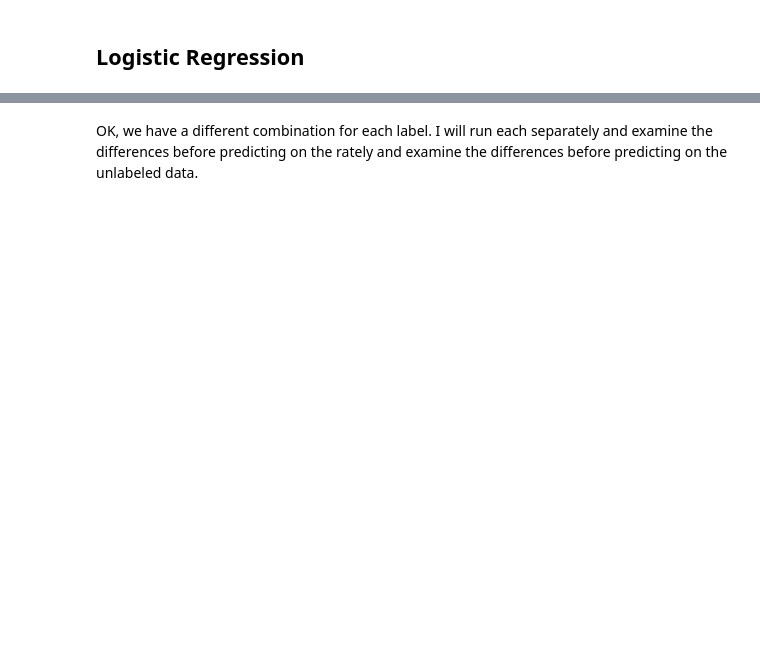
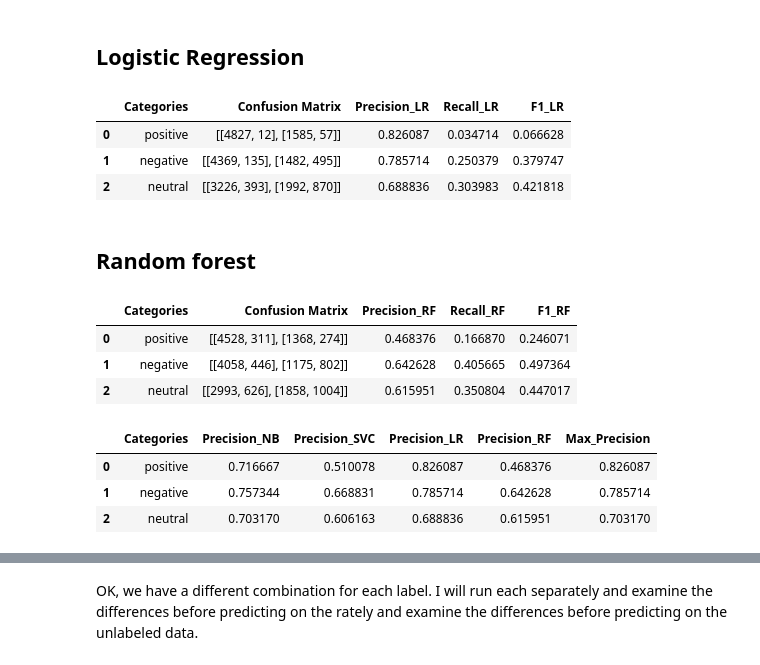
Before and after one commit to ValeryLynn/National-Patterns-in-Race-Tweets, a Jupyter notebook: VLynn_racial_tweets_training.ipynb, the cells around one changed output, grey strips where cells are left out. Cells and saved outputs as stored; diff of their text form; code cells hidden in the pictures; blank space fills up the shorter version.

```diff
--- a/VLynn_racial_tweets_training.ipynb
+++ b/VLynn_racial_tweets_training.ipynb
@@ -189,7 +201,7 @@ for category in categories:
     f1NB.append(fNB)
 
 
-dictNB = {'Categories':categories, 'Confusion Matrix':conmatrxNB, 'Precision_NB':precisionNB, 'Recall':recallNB, 'F1':f1NB}
+dictNB = {'Categories':categories, 'Confusion Matrix':conmatrxNB, 'Precision_NB':precisionNB, 'Recall_NB':recallNB, 'F1_NB':f1NB}
 df_NB = pd.DataFrame(dictNB)
 #df_NB.to_csv('Results_NB_tweets.csv')
 
@@ -266,7 +283,7 @@ for category in categories:
 
 
 dictSVC = {'Categories':categories, 'Confusion Matrix':conmatrxSVC, 'Precision_SVC':precisionSVC,
-           'Recall':recallSVC, 'F1':f1SVC}
+           'Recall_SVC':recallSVC, 'F1_SVC':f1SVC}
 df_SVC = pd.DataFrame(dictSVC)
 #df_NB.to_csv('Results_NB_tweets.csv')
 
@@ -278,8 +300,14 @@ df_SVC_tweets
 # %%
 clf_LR = LogisticRegression()
 
+#vectorizer = CountVectorizer(stop_words='english',binary=False,max_df=50, ngram_range=(1, 1),
+                                     #min_df=1,strip_accents='unicode',max_features=200)
+#featurizer = TfidfVectorizer(stop_words='english',binary=False,max_df=50,min_df=1)
+#X = vectorizer.fit_transform(df_train.tweet)
+import warnings
+warnings.filterwarnings("ignore")
 
-#Prediciton with NB
+#Prediction with NB
 conmatrxLR = []
 precisionLR = []
 recallLR = []
@@ -301,25 +329,78 @@ for category in categories:
     f1LR.append(fLR)
 
 
-dictLR = {'Categories':categories, 'Confusion Matrix':conmatrxLR, 'Precision_LR':precisionLR,
-           'Recall':recallLR, 'F1':f1LR}
+dictLR = {'Categories':categories, 'Confusion Matrix':conmatrxLR, 'Precision_LR':precisionLR,'Recall_LR':recallLR, 'F1_LR':f1LR}
 df_LR = pd.DataFrame(dictLR)
 #df_NB.to_csv('Results_NB_tweets.csv')
 
 df_LR_tweets = df_LR[df_LR['Precision_LR'] >= 0]
 
 df_LR_tweets
+# %% [output]
+|  | Categories | Confusion Matrix | Precision_LR | Recall_LR | F1_LR |
+| 0 | positive | [[4827, 12], [1585, 57]] | 0.826087 | 0.034714 | 0.066628 |
+| 1 | negative | [[4369, 135], [1482, 495]] | 0.785714 | 0.250379 | 0.379747 |
+| 2 | neutral | [[3226, 393], [1992, 870]] | 0.688836 | 0.303983 | 0.421818 |
+# %% [markdown]
+## Random forest
+# %%
+from sklearn.ensemble import RandomForestClassifier
+clf_RF = RandomForestClassifier()
+
+
+#Prediciton with NB
+conmatrxRF = []
+precisionRF = []
+recallRF = []
+f1RF = []
+
+
+
+for category in categories:
+
+    y_train_pred = cross_val_predict(clf_RF, X, df_train[category], cv=5)
+
+    cmRF = confusion_matrix(df_train[category], y_train_pred)
+    conmatrxRF.append(cmRF)
+    precRF = precision_score(df_train[category], y_train_pred)
+    precisionRF.append(precRF)
+    recRF = recall_score(df_train[category], y_train_pred)
+    recallRF.append(recRF)
+    fRF = f1_score(df_train[category], y_train_pred)
+    f1RF.append(fRF)
+
+
+dictRF = {'Categories':categories, 'Confusion Matrix':conmatrxRF, 'Precision_RF':precisionRF,
+           'Recall_RF':recallRF, 'F1_RF':f1RF}
+df_RF = pd.DataFrame(dictRF)
+#df_NB.to_csv('Results_NB_tweets.csv')
+
+df_RF_tweets = df_RF[df_RF['Precision_RF'] >= 0]
+
+df_RF_tweets
+# %% [output]
+|  | Categories | Confusion Matrix | Precision_RF | Recall_RF | F1_RF |
+| 0 | positive | [[4528, 311], [1368, 274]] | 0.468376 | 0.166870 | 0.246071 |
+| 1 | negative | [[4058, 446], [1175, 802]] | 0.642628 | 0.405665 | 0.497364 |
+| 2 | neutral | [[2993, 626], [1858, 1004]] | 0.615951 | 0.350804 | 0.447017 |
 # %%
 df_cat = df_NB.Categories
 df_prec_NB  =df_NB.Precision_NB
 df_prec_SVC  = df_SVC.Precision_SVC
 df_prec_LR  = df_LR.Precision_LR
+df_prec_RF  = df_RF.Precision_RF
 
 df_prec1 = pd.DataFrame(columns = ['Categories', 'Precision_NB', 'Precision_SVC',
-                                   'Precision_LR', 'Max_Precision'])
+                                   'Precision_LR', 'Precision_RF','Max_Precision'])
 df_prec1.Categories = df_NB.Categories
 df_prec1.Precision_NB = df_NB.Precision_NB
 df_prec1.Precision_SVC  = df_SVC.Precision_SVC
 df_prec1.Precision_LR  = df_LR.Precision_LR
+df_prec1.Precision_RF = df_RF.Precision_RF
 df_prec1.Max_Precision = df_prec1.max(axis=1)
 df_prec1
+# %% [output]
+|  | Categories | Precision_NB | Precision_SVC | Precision_LR | Precision_RF | Max_Precision |
+| 0 | positive | 0.716667 | 0.510078 | 0.826087 | 0.468376 | 0.826087 |
+| 1 | negative | 0.757344 | 0.668831 | 0.785714 | 0.642628 | 0.785714 |
+| 2 | neutral | 0.703170 | 0.606163 | 0.688836 | 0.615951 | 0.703170 |
```
Also changed, not shown: parts of 26 cells of this notebook.
